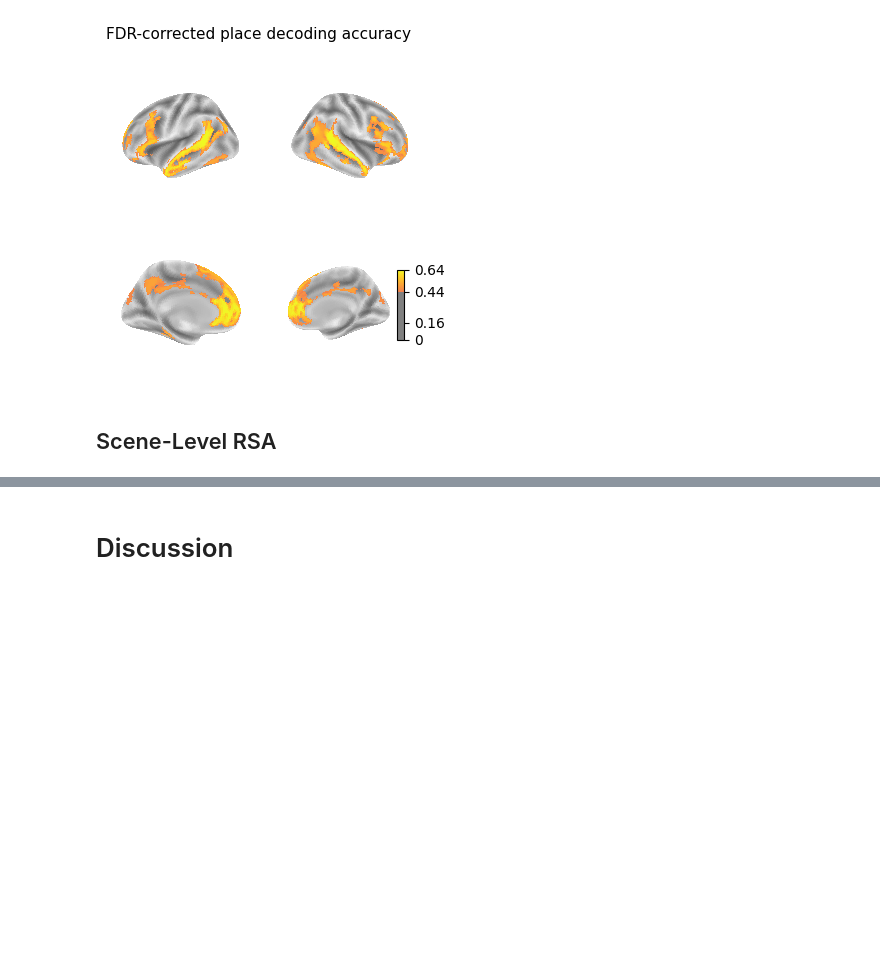
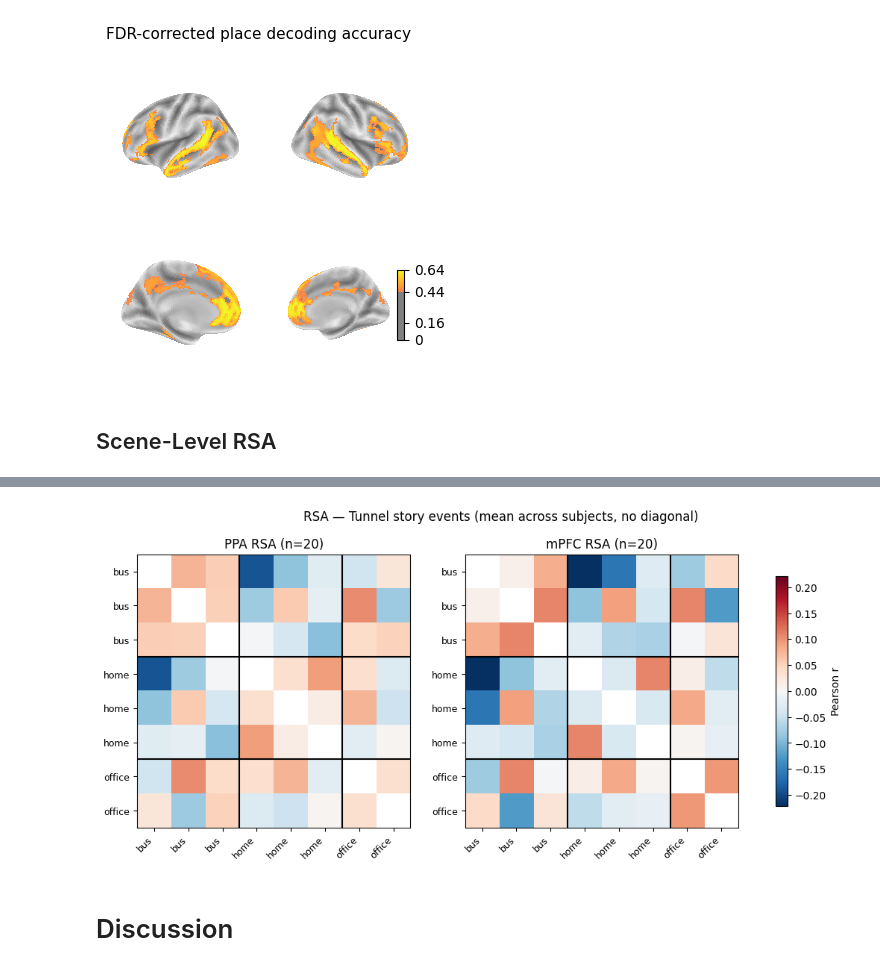
Before and after one commit to logflash/neu-scene-decoding, a Jupyter notebook: main.ipynb, the cells around one changed output, grey strips where cells are left out. Saved outputs shown, nothing was run; the diff lists cells and outputs as text; code cells hidden in the pictures; blank space fills up the shorter version.

```diff
--- a/main.ipynb
+++ b/main.ipynb
@@ -783,3 +783,51 @@ plt.show()
+# %%
+def _plot_rsa_2(ax, matrix, title):
+    """Plot RSA matrix for a given region, excluding the diagonal.
+
+    Parameters:
+    ----------
+    ax: matplotlib axes
+        Axes object for plotting.
+    matrix: numpy array
+        RSA matrix to plot.
+    title: str
+        Title for the plot.
+
+    Return:
+    ------
+    img: matplotlib image
+        The image object created by imshow, for use in colorbar.
+    """
+    mat_sorted = matrix[np.ix_(sort_order, sort_order)].copy()
+    np.fill_diagonal(mat_sorted, np.nan)
+    img = ax.imshow(mat_sorted, cmap='RdBu_r', vmin=-vmax, vmax=vmax)
+    cumul = 0
+    for c in counts[:-1]:
+        cumul += c
+        ax.axhline(cumul - 0.5, color='k', linewidth=1.5)
+        ax.axvline(cumul - 0.5, color='k', linewidth=1.5)
+    ax.set_xticks(range(len(sorted_labels)))
+    ax.set_yticks(range(len(sorted_labels)))
+    ax.set_xticklabels(sorted_labels, rotation=45, ha='right', fontsize=9)
+    ax.set_yticklabels(sorted_labels, fontsize=9)
+    ax.set_title(title)
+
+    return img
+
+fig, axes = plt.subplots(1, 2, figsize=(13, 5))
+
+_plot_rsa_2(axes[0], mean_ppa,  f'PPA RSA (n={len(rsa_ppa_list)})')
+img = _plot_rsa_2(axes[1], mean_mpfc, f'mPFC RSA (n={len(rsa_mpfc_list)})')
+fig.colorbar(
+    img,
+    ax=axes,
+    label='Pearson r',
+    shrink=0.8
+)
+plt.suptitle('RSA — Tunnel story events (mean across subjects, no diagonal)', fontsize=12)
+plt.show()
+# %% [output]
+[figure, added]
 # %% [markdown]
 # Discussion
 # %% [markdown]
```
Also changed, not shown: parts of 3 cells of this notebook, 4 other files.
